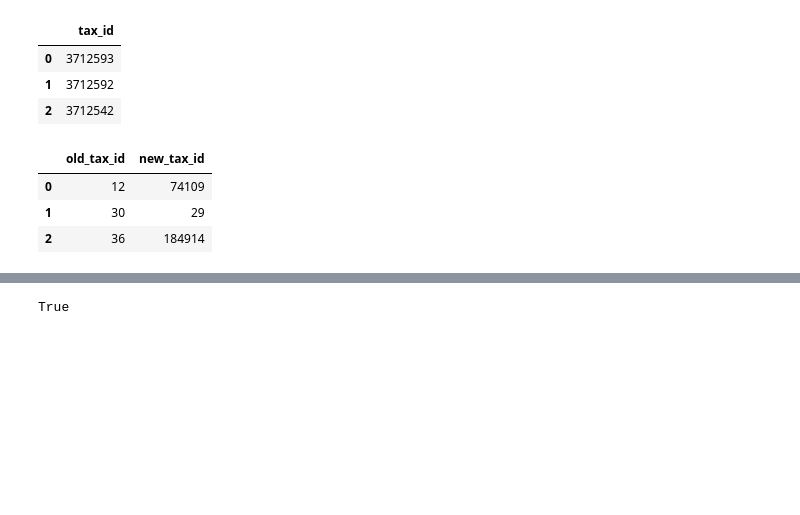
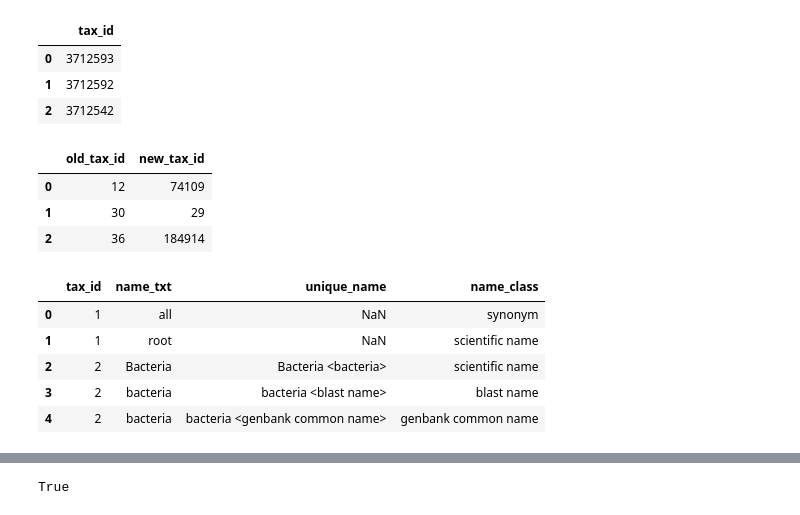
Before and after one commit to electric-death-kittens/biological-graph-database, a Jupyter notebook: biological_graph_database/taxonomy/taxonomy_1.ipynb, the cells around one changed output, grey strips where cells are left out. Drawn from its saved outputs; the diff is of its cells as text; code cells hidden in the pictures; blank space fills up the shorter version.

```diff
--- a/biological_graph_database/taxonomy/taxonomy_1.ipynb
+++ b/biological_graph_database/taxonomy/taxonomy_1.ipynb
@@ -159,3 +160,13 @@ df_merged.head(3)
 # %%
 set_old_tax_ids = set(list(df_merged['old_tax_id'].unique()))
 set_new_tax_ids = set(list(df_merged['new_tax_id'].unique()))
+# %%
+df_names = load_file_to_df(directory_download_to + '/names.dmp', dict_results['names.dmp'])
+df_names.head(5)
+# %% [output]
+|  | tax_id | name_txt | unique_name | name_class |
+| 0 | 1 | all | NaN | synonym |
+| 1 | 1 | root | NaN | scientific name |
+| 2 | 2 | Bacteria | Bacteria <bacteria> | scientific name |
+| 3 | 2 | bacteria | bacteria <blast name> | blast name |
+| 4 | 2 | bacteria | bacteria <genbank common name> | genbank common name |
```
Also changed, not shown: parts of 14 cells of this notebook.
